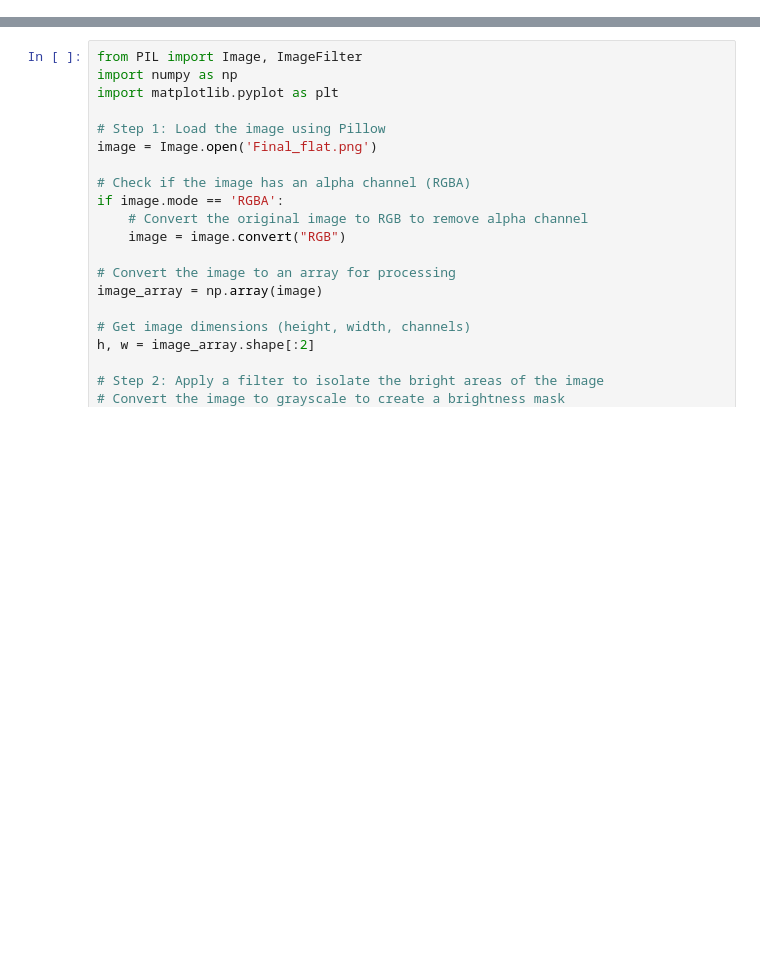
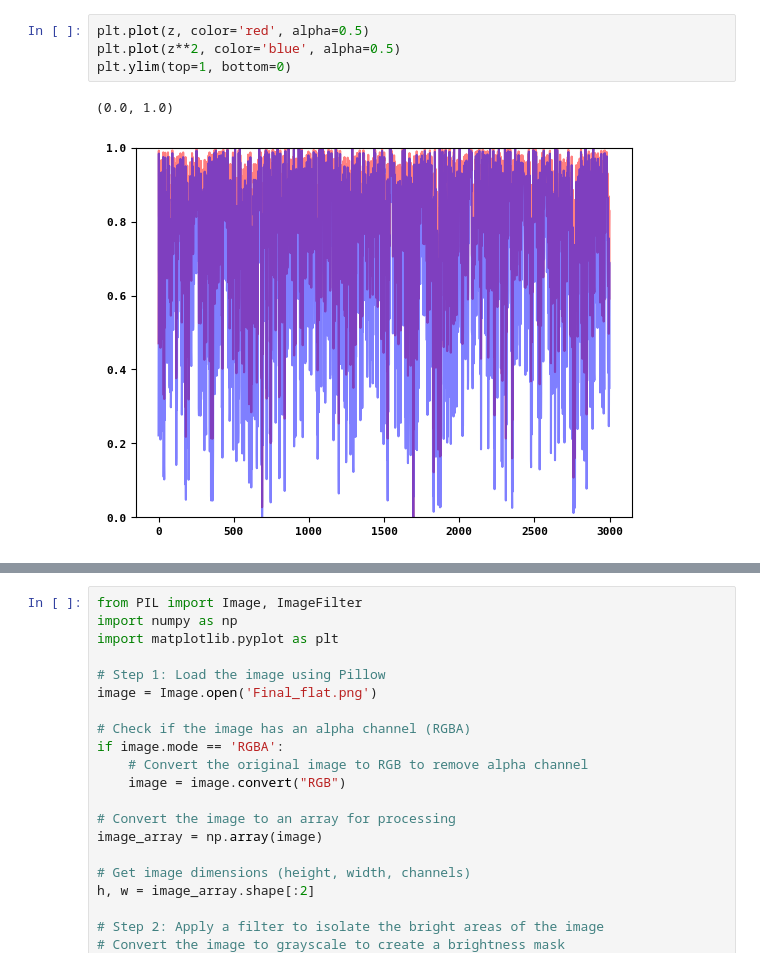
Before and after one commit to Guilldeas/Vectorscope_Matplotlib, a Jupyter notebook: Old_scientific_figures.ipynb, the cells around one changed output, grey strips where cells are left out. Saved outputs shown, nothing was run; the diff lists cells and outputs as text; blank space fills up the shorter version.

```diff
--- a/Old_scientific_figures.ipynb
+++ b/Old_scientific_figures.ipynb
@@ -210,3 +239,10 @@ plt.show()
+# %%
+plt.plot(z, color='red', alpha=0.5)
+plt.plot(z**2, color='blue', alpha=0.5)
+plt.ylim(top=1, bottom=0)
+# %% [output]
+(0.0, 1.0)
+[figure, added]
 # %%
 K = np.array( [[338.37324094,0,319.5],[0,339.059099,239.5],[0,0,1]], dtype=np.float32)   # camera intrinsic parameters
 d = np.array([0.17149, -0.27191, 0.25787, -0.08054], dtype=np.float32) # k1, k2, k3, k4 - distortion coefficients
```
Also changed, not shown: parts of 3 cells of this notebook, 3 other files.
